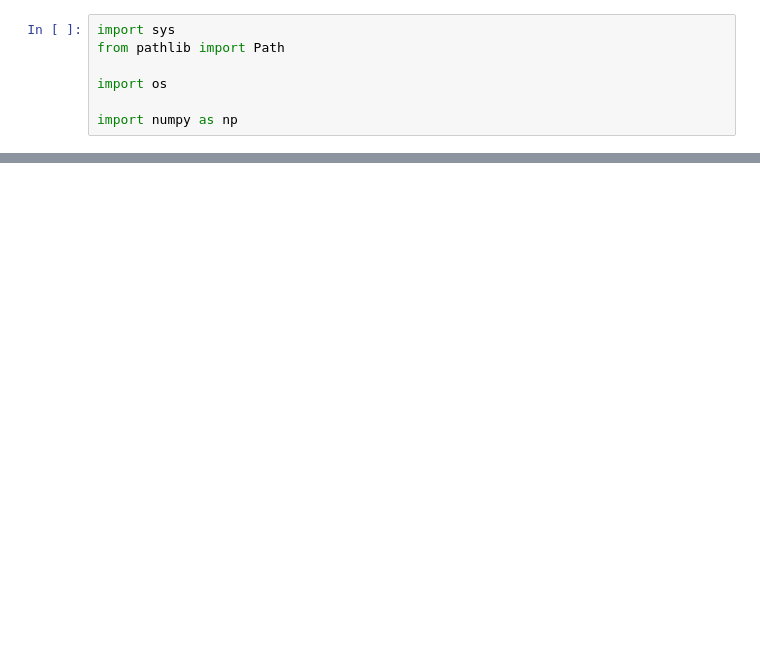
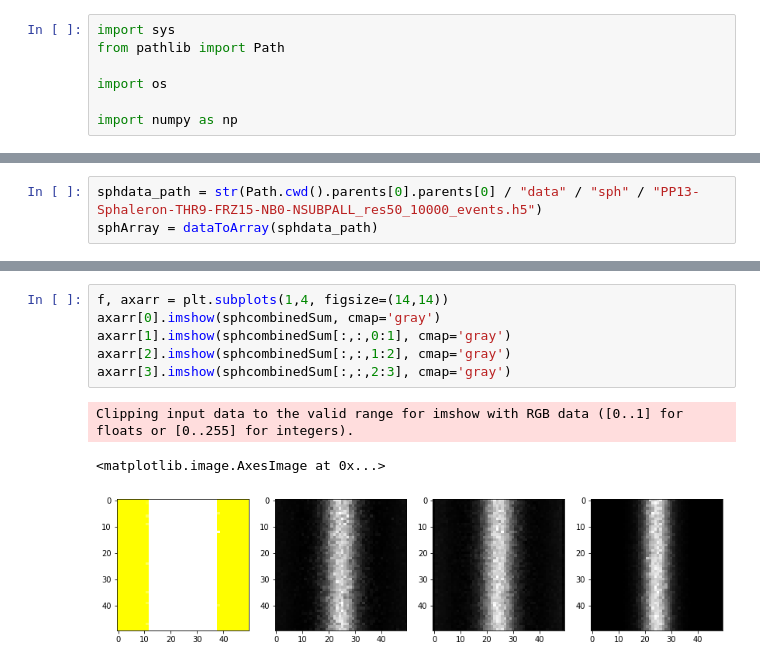
Before and after one commit to 591291-hvl/Bachelor, a Jupyter notebook: Code/notebooks/Tester/heatmap.ipynb, the cells around one changed output, grey strips where cells are left out. Drawn from its saved outputs; the diff is of its cells as text; blank space fills up the shorter version.

```diff
--- a/Code/notebooks/Tester/heatmap.ipynb
+++ b/Code/notebooks/Tester/heatmap.ipynb
@@ -49,0 +43,3 @@ standardPlot(combined[:,:,2:3])
+# %%
+sphdata_path = str(Path.cwd().parents[0].parents[0] / "data" / "sph" / "PP13-Sphaleron-THR9-FRZ15-NB0-NSUBPALL_res50_10000_events.h5")
+sphArray = dataToArray(sphdata_path)
@@ -49,0 +74,10 @@ standardPlot(combined[:,:,2:3])
+# %%
+f, axarr = plt.subplots(1,4, figsize=(14,14))
+axarr[0].imshow(sphcombinedSum, cmap='gray')
+axarr[1].imshow(sphcombinedSum[:,:,0:1], cmap='gray')
+axarr[2].imshow(sphcombinedSum[:,:,1:2], cmap='gray')
+axarr[3].imshow(sphcombinedSum[:,:,2:3], cmap='gray')
+# %% [output]
+Clipping input data to the valid range for imshow with RGB data ([0..1] for floats or [0..255] for integers).
+<matplotlib.image.AxesImage at 0x...>
+[figure, added]
```
Also changed, not shown: parts of 21 cells of this notebook, 1 other file.
